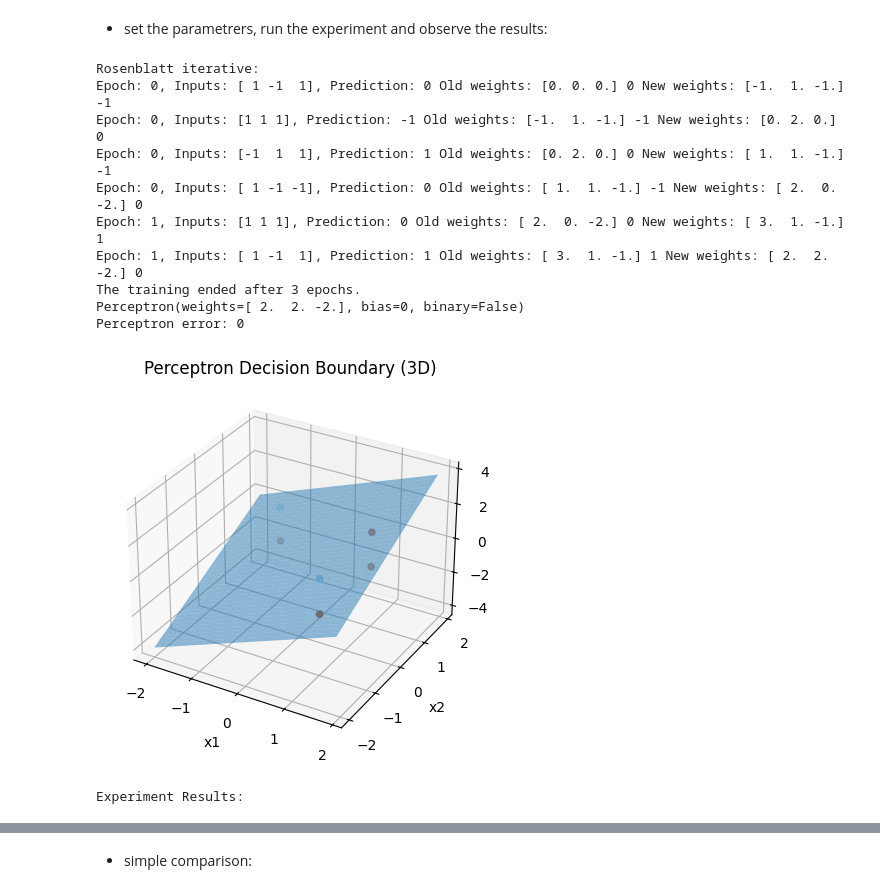
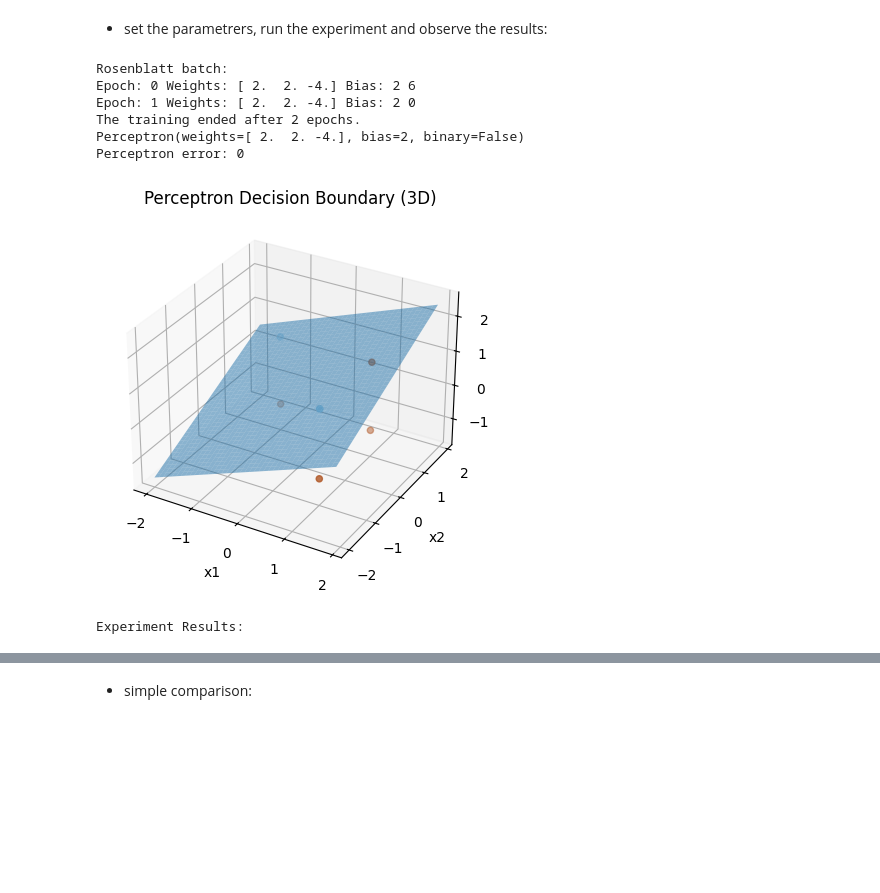
Before and after one commit to reitezuz/18NES1-2025-, a Jupyter notebook: week2/perceptron_examples.ipynb, the cells around one changed output, grey strips where cells are left out. Saved outputs shown, nothing was run; the diff lists cells and outputs as text; code cells hidden in the pictures; blank space fills up the shorter version.

```diff
--- a/week2/perceptron_examples.ipynb
+++ b/week2/perceptron_examples.ipynb
@@ -208,34 +208,30 @@ experiment_results = pd.DataFrame(columns=['Error', 'Epochs', 'Time', 'Variant',
 # %%
 # Example Gallblader_attack
 # get the data:
 inputs, true_outputs = example_gallblader_attack()
 data_description = "Gallbladder Attack"
 
 # Set Perceptron parameters:
 weights = [0, 0, 0]
 bias = 0
 binary = False
 epochs = 10
 learning_rate = 1
 print_progress = True
-variant = 'rosenblatt iterative' # 'rosenblatt best','rosenblatt iterative', 'rosenblatt batch', 'hebbian'
+variant = 'rosenblatt batch' #'rosenblatt iterative' # 'rosenblatt best','rosenblatt iterative', 'rosenblatt batch', 'hebbian'
 
 # run the experiment:
 run_example(experiment_results, inputs, true_outputs, epochs, weights, bias, binary, learning_rate, print_progress, variant, data_description)
 
 print("\nExperiment Results:")
 experiment_results
 # %% [output]
-Rosenblatt iterative:
-Epoch: 0, Inputs: [ 1 -1  1], Prediction: 0 Old weights: [0. 0. 0.] 0 New weights: [-1.  1. -1.] -1
-Epoch: 0, Inputs: [1 1 1], Prediction: -1 Old weights: [-1.  1. -1.] -1 New weights: [0. 2. 0.] 0
-Epoch: 0, Inputs: [-1  1  1], Prediction: 1 Old weights: [0. 2. 0.] 0 New weights: [ 1.  1. -1.] -1
-Epoch: 0, Inputs: [ 1 -1 -1], Prediction: 0 Old weights: [ 1.  1. -1.] -1 New weights: [ 2.  0. -2.] 0
-Epoch: 1, Inputs: [1 1 1], Prediction: 0 Old weights: [ 2.  0. -2.] 0 New weights: [ 3.  1. -1.] 1
-Epoch: 1, Inputs: [ 1 -1  1], Prediction: 1 Old weights: [ 3.  1. -1.] 1 New weights: [ 2.  2. -2.] 0
-The training ended after 3 epochs.
-Perceptron(weights=[ 2.  2. -2.], bias=0, binary=False)
+Rosenblatt batch:
+Epoch: 0 Weights: [ 2.  2. -4.] Bias: 2 6
+Epoch: 1 Weights: [ 2.  2. -4.] Bias: 2 0
+The training ended after 2 epochs.
+Perceptron(weights=[ 2.  2. -4.], bias=2, binary=False)
 Perceptron error: 0
-[figure, old version]
+[figure, new version]
 Experiment Results:
 |  | Error | Epochs | Time | Variant | Learning Rate | Max Epochs | Weights | Bias | Data Description |
```
Also changed, not shown: parts of 9 cells of this notebook.
